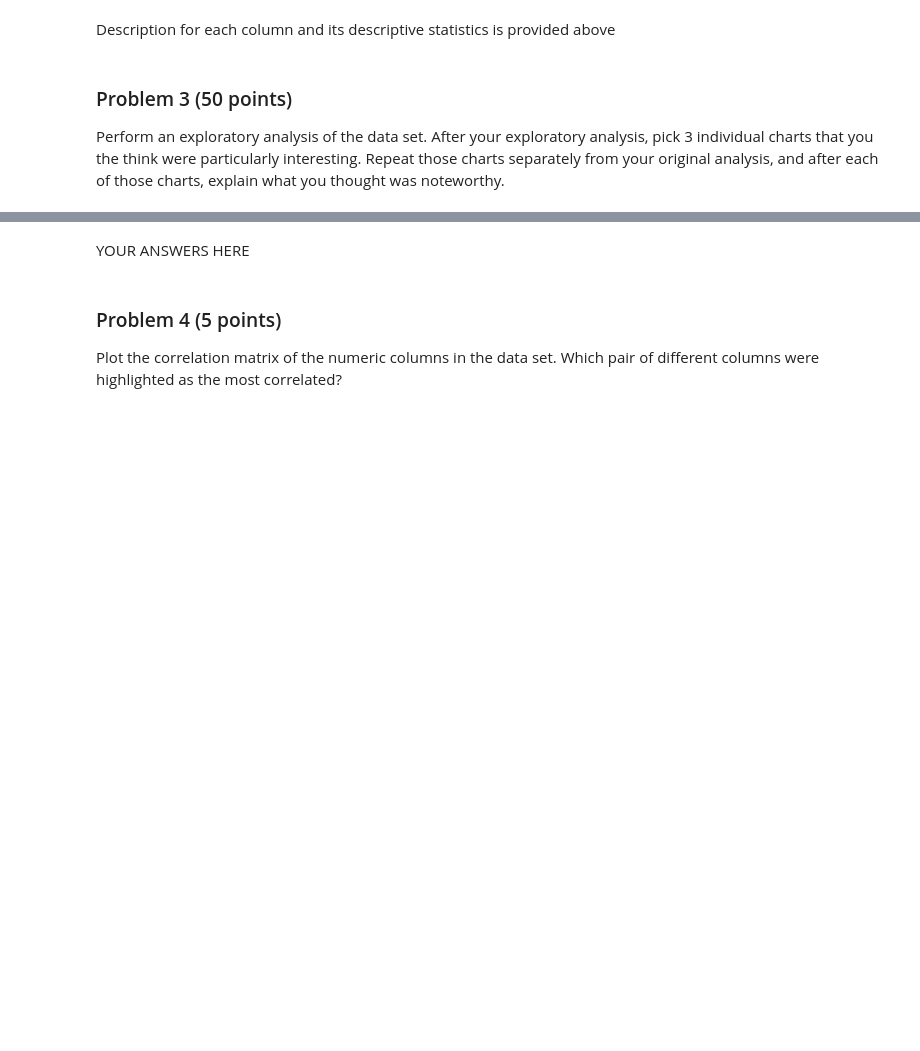
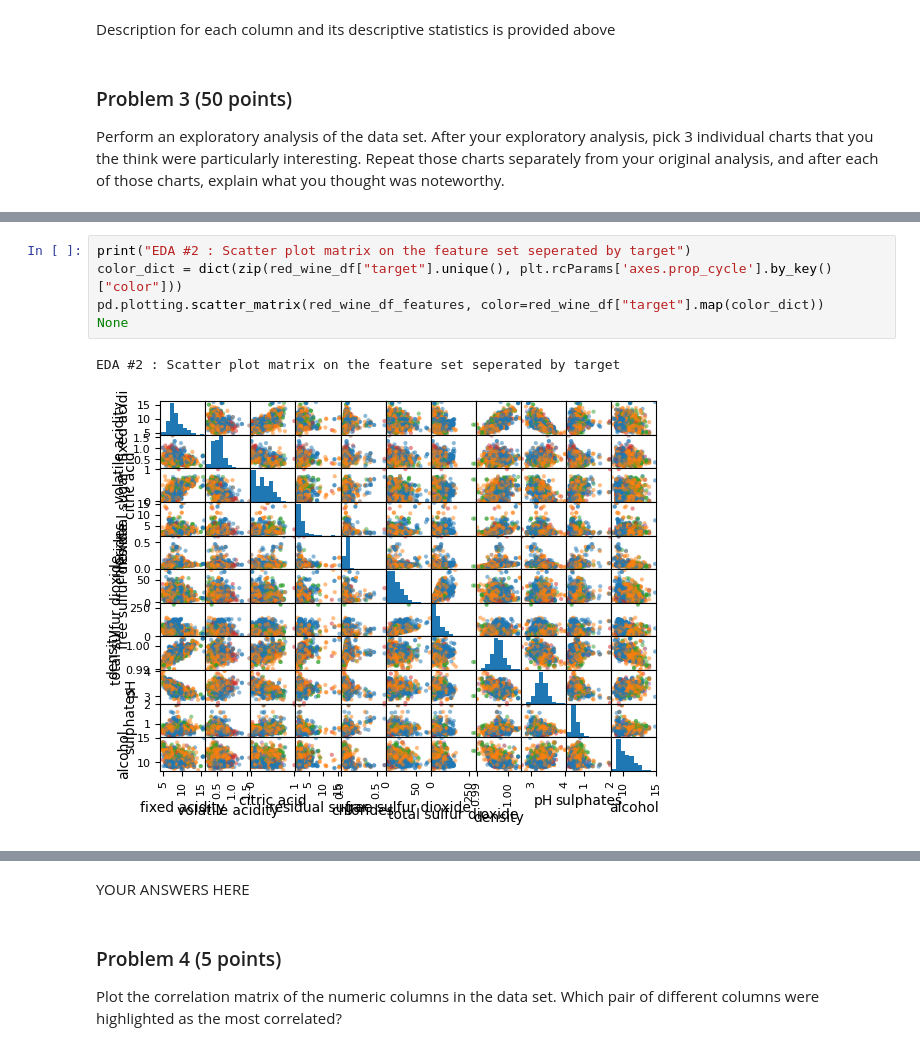
Before and after one commit to RajuNatesanBU/25fallcdsdx602_o1, a Jupyter notebook: dx602-final-project/project.ipynb, the cells around one changed output, grey strips where cells are left out. Cells and saved outputs as stored; diff of their text form; blank space fills up the shorter version.

```diff
--- a/dx602-final-project/project.ipynb
+++ b/dx602-final-project/project.ipynb
@@ -179,0 +196,8 @@ Repeat those charts separately from your original analysis, and after each of th
+# %%
+print("EDA #2 : Scatter plot matrix on the feature set seperated by target")
+color_dict = dict(zip(red_wine_df["target"].unique(), plt.rcParams['axes.prop_cycle'].by_key()["color"]))
+pd.plotting.scatter_matrix(red_wine_df_features, color=red_wine_df["target"].map(color_dict))
+None
+# %% [output]
+EDA #2 : Scatter plot matrix on the feature set seperated by target
+[figure, added]
```
Also changed, not shown: parts of 8 cells of this notebook.
